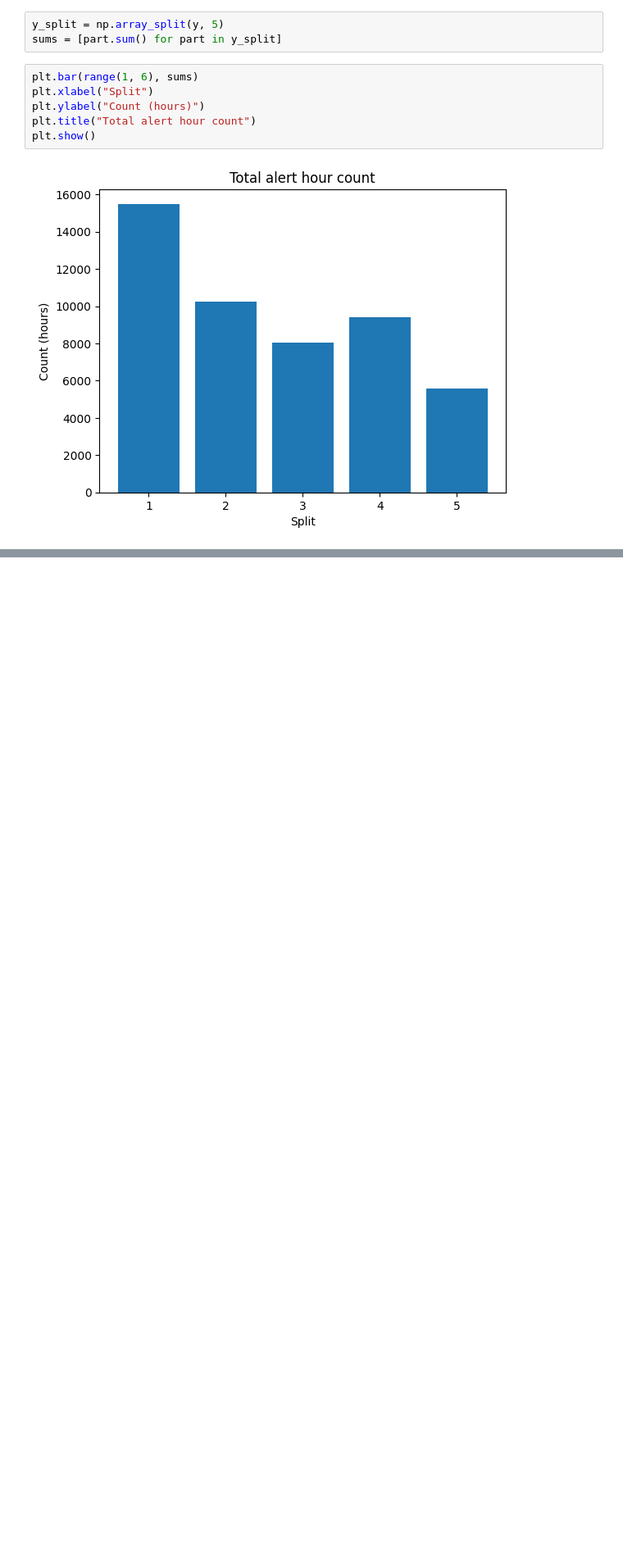
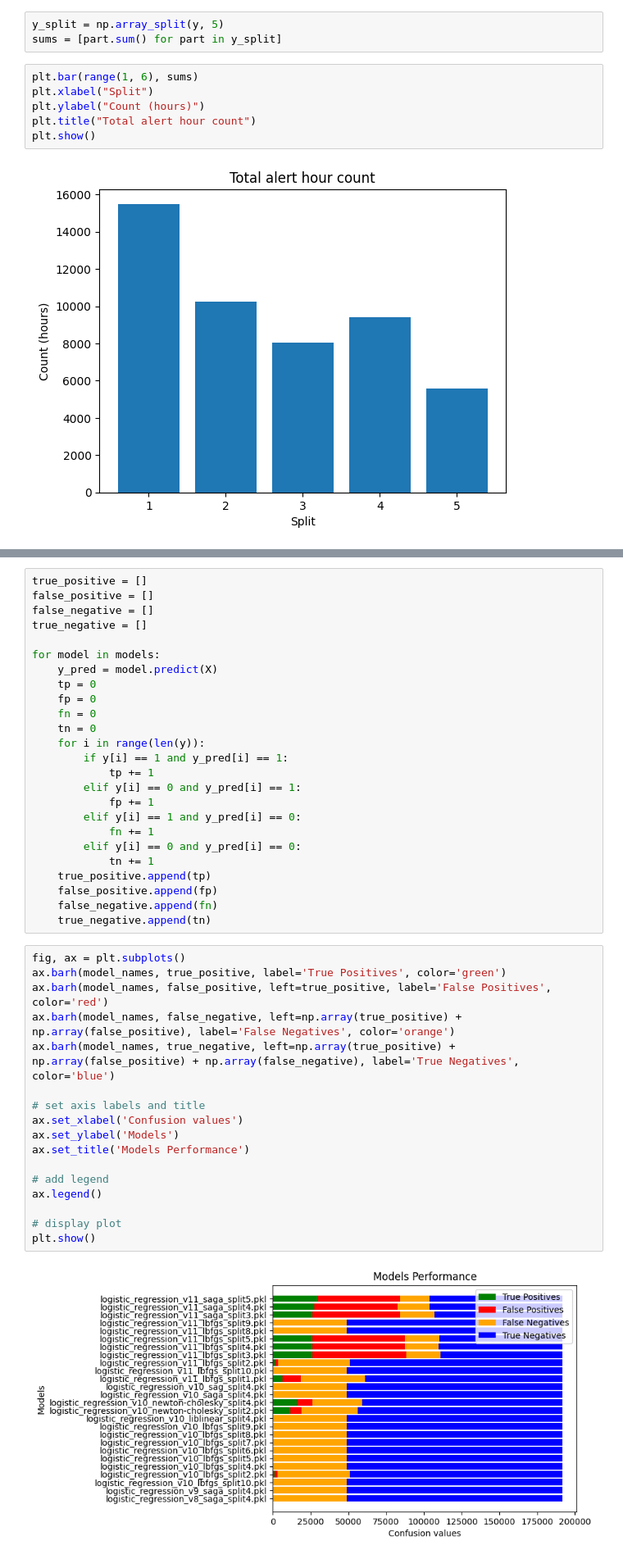
Before and after one commit to Bohdanken/Proga, a Jupyter notebook: scripts/tuning/tuning_visualization_v1.ipynb, the cells around one changed output, grey strips where cells are left out. Shown: that part at 82% size. Cells and saved outputs as stored; diff of their text form; blank space fills up the shorter version.

Commit message:
Added confusion bar graph visualization

```diff
--- a/scripts/tuning/tuning_visualization_v1.ipynb
+++ b/scripts/tuning/tuning_visualization_v1.ipynb
@@ -133,0 +137,44 @@ plt.show()
+# %%
+true_positive = []
+false_positive = []
+false_negative = []
+true_negative = []
+
+for model in models:
+    y_pred = model.predict(X)
+    tp = 0
+    fp = 0
+    fn = 0
+    tn = 0
+    for i in range(len(y)):
+        if y[i] == 1 and y_pred[i] == 1:
+            tp += 1
+        elif y[i] == 0 and y_pred[i] == 1:
+            fp += 1
+        elif y[i] == 1 and y_pred[i] == 0:
+            fn += 1
+        elif y[i] == 0 and y_pred[i] == 0:
+            tn += 1
+    true_positive.append(tp)
+    false_positive.append(fp)
+    false_negative.append(fn)
+    true_negative.append(tn)
+# %%
+fig, ax = plt.subplots()
+ax.barh(model_names, true_positive, label='True Positives', color='green')
+ax.barh(model_names, false_positive, left=true_positive, label='False Positives', color='red')
+ax.barh(model_names, false_negative, left=np.array(true_positive) + np.array(false_positive), label='False Negatives', color='orange')
+ax.barh(model_names, true_negative, left=np.array(true_positive) + np.array(false_positive) + np.array(false_negative), label='True Negatives', color='blue')
+
+# set axis labels and title
+ax.set_xlabel('Confusion values')
+ax.set_ylabel('Models')
+ax.set_title('Models Performance')
+
+# add legend
+ax.legend()
+
+# display plot
+plt.show()
+# %% [output]
+[figure, added]
```
Also changed, not shown: parts of 3 cells of this notebook.
